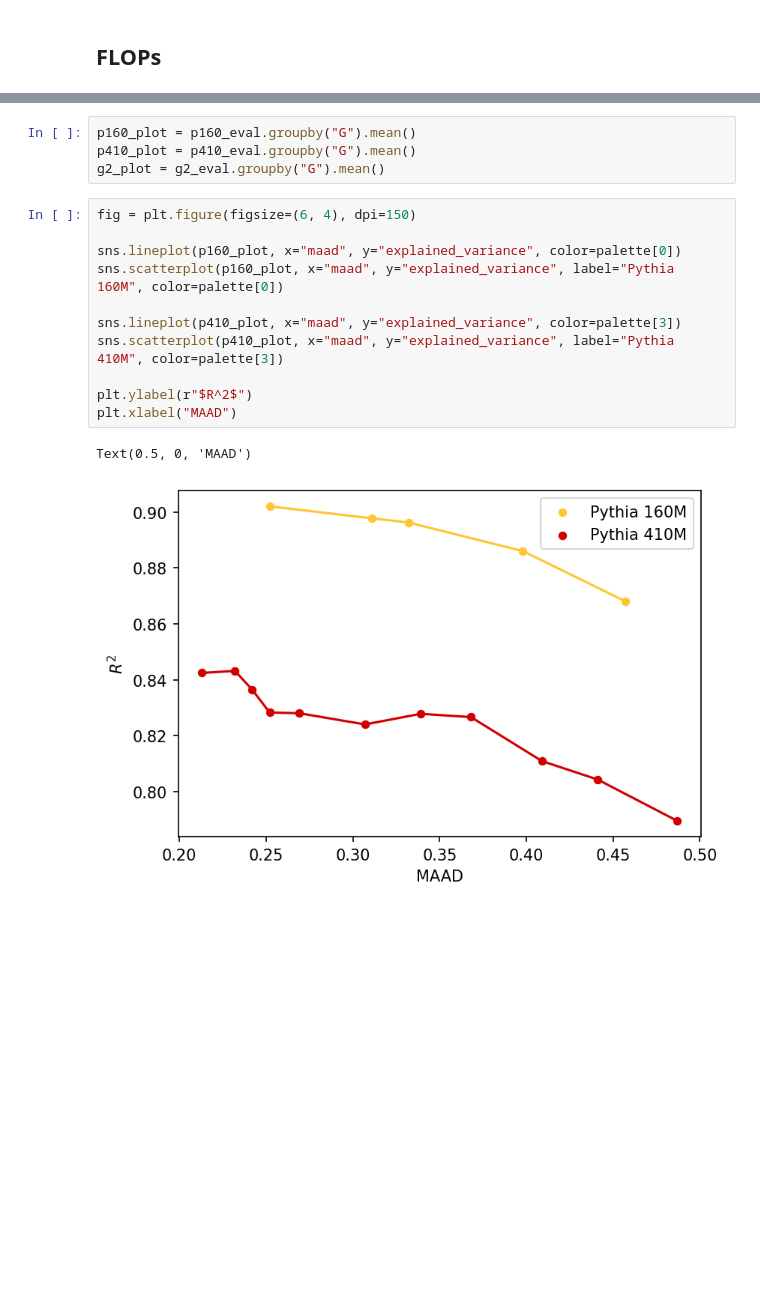
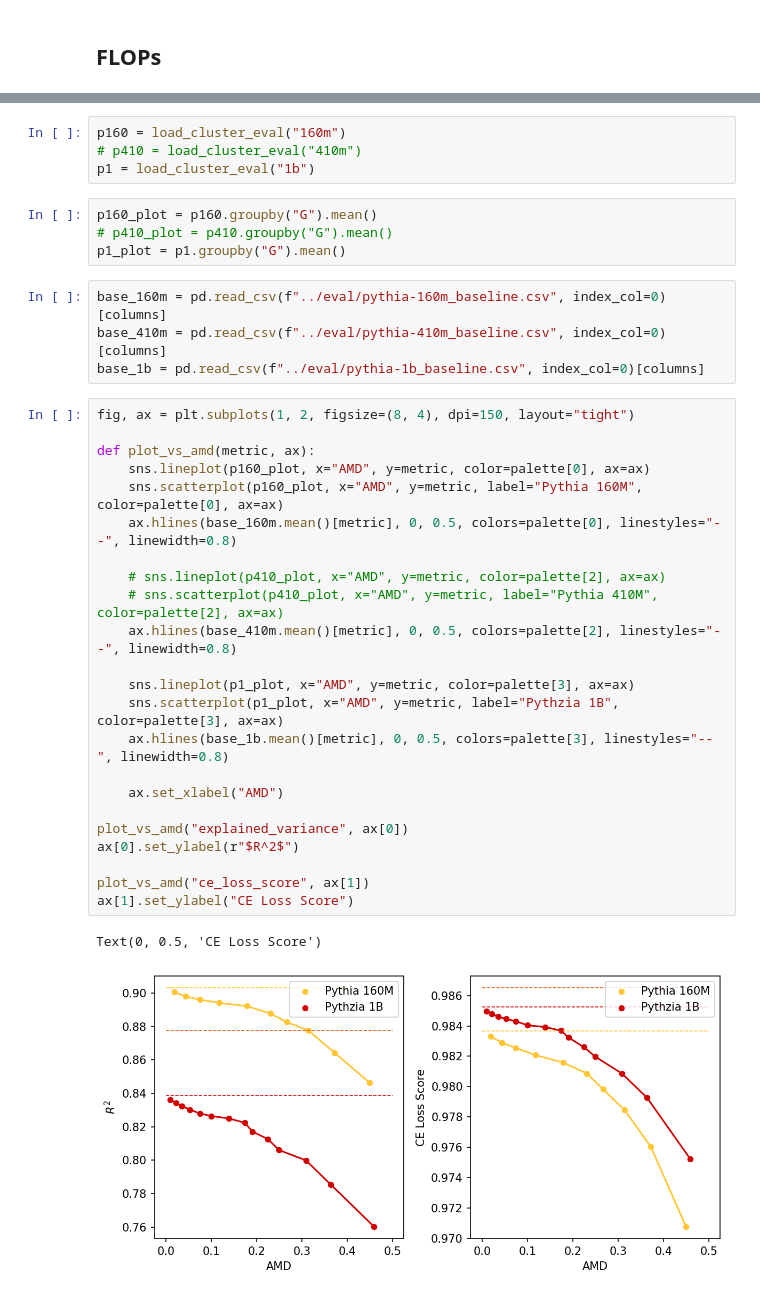
Before and after one commit to ghidav/group-sae, a Jupyter notebook: recon/analysis.ipynb, the cells around one changed output, grey strips where cells are left out. Cells and saved outputs as stored; diff of their text form; blank space fills up the shorter version.

Commit message:
AMD Plots

```diff
--- a/recon/analysis.ipynb
+++ b/recon/analysis.ipynb
@@ -116,18 +188,38 @@ g2_eval = g2_eval.join(g2_maad["maad"], on="G")
+# %%
+p160 = load_cluster_eval("160m")
+# p410 = load_cluster_eval("410m")
+p1 = load_cluster_eval("1b")
 # %%
-p160_plot = p160_eval.groupby("G").mean()
-p410_plot = p410_eval.groupby("G").mean()
-g2_plot = g2_eval.groupby("G").mean()
+p160_plot = p160.groupby("G").mean()
+# p410_plot = p410.groupby("G").mean()
+p1_plot = p1.groupby("G").mean()
-# %%
-fig = plt.figure(figsize=(6, 4), dpi=150)
-
-sns.lineplot(p160_plot, x="maad", y="explained_variance", color=palette[0])
-sns.scatterplot(p160_plot, x="maad", y="explained_variance", label="Pythia 160M", color=palette[0])
-
-sns.lineplot(p410_plot, x="maad", y="explained_variance", color=palette[3])
-sns.scatterplot(p410_plot, x="maad", y="explained_variance", label="Pythia 410M", color=palette[3])
-
-plt.ylabel(r"$R^2$")
-plt.xlabel("MAAD")
-# %% [output]
-Text(0.5, 0, 'MAAD')
-[figure, removed]
+# %%
+base_160m = pd.read_csv(f"../eval/pythia-160m_baseline.csv", index_col=0)[columns]
+base_410m = pd.read_csv(f"../eval/pythia-410m_baseline.csv", index_col=0)[columns]
+base_1b = pd.read_csv(f"../eval/pythia-1b_baseline.csv", index_col=0)[columns]
+# %%
+fig, ax = plt.subplots(1, 2, figsize=(8, 4), dpi=150, layout="tight")
+
+def plot_vs_amd(metric, ax):
+    sns.lineplot(p160_plot, x="AMD", y=metric, color=palette[0], ax=ax)
+    sns.scatterplot(p160_plot, x="AMD", y=metric, label="Pythia 160M", color=palette[0], ax=ax)
+    ax.hlines(base_160m.mean()[metric], 0, 0.5, colors=palette[0], linestyles="--", linewidth=0.8)
+
+    # sns.lineplot(p410_plot, x="AMD", y=metric, color=palette[2], ax=ax)
+    # sns.scatterplot(p410_plot, x="AMD", y=metric, label="Pythia 410M", color=palette[2], ax=ax)
+    ax.hlines(base_410m.mean()[metric], 0, 0.5, colors=palette[2], linestyles="--", linewidth=0.8)
+
+    sns.lineplot(p1_plot, x="AMD", y=metric, color=palette[3], ax=ax)
+    sns.scatterplot(p1_plot, x="AMD", y=metric, label="Pythzia 1B", color=palette[3], ax=ax)
+    ax.hlines(base_1b.mean()[metric], 0, 0.5, colors=palette[3], linestyles="--", linewidth=0.8)
+
+    ax.set_xlabel("AMD")
+
+plot_vs_amd("explained_variance", ax[0])
+ax[0].set_ylabel(r"$R^2$")
+
+plot_vs_amd("ce_loss_score", ax[1])
+ax[1].set_ylabel("CE Loss Score")
+# %% [output]
+Text(0, 0.5, 'CE Loss Score')
+[figure, added]
```
Also changed, not shown: parts of 14 cells of this notebook, 14 other files.
